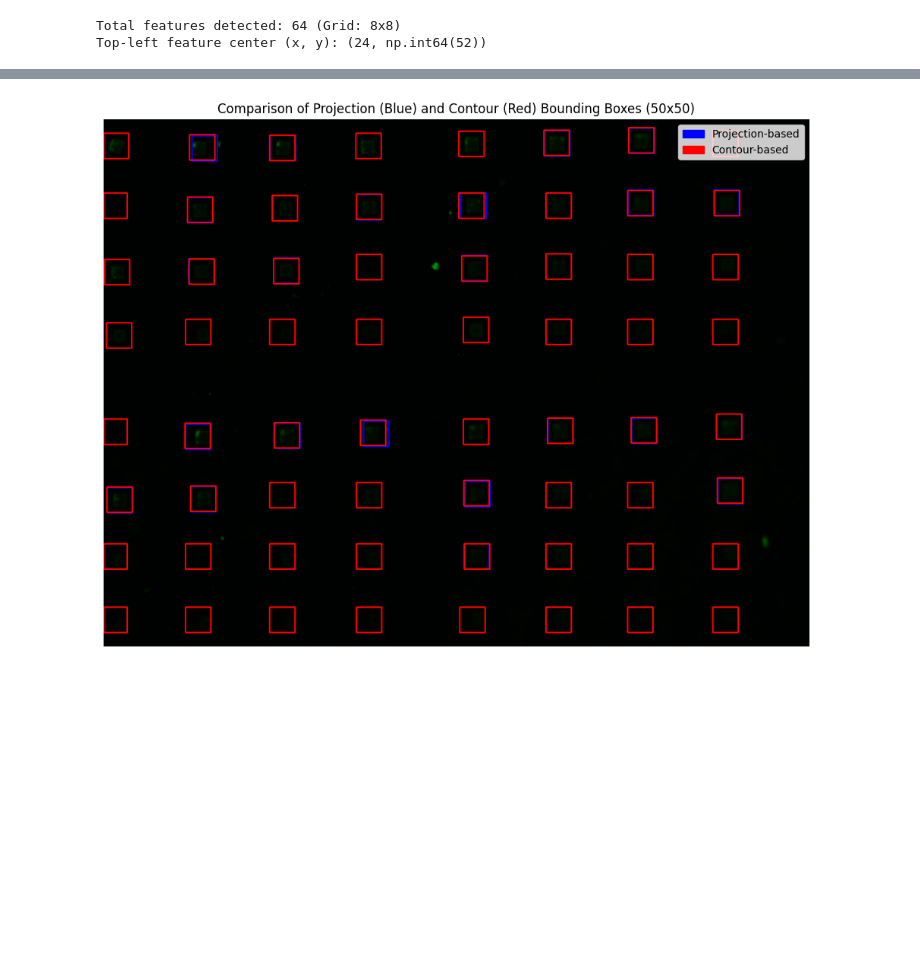
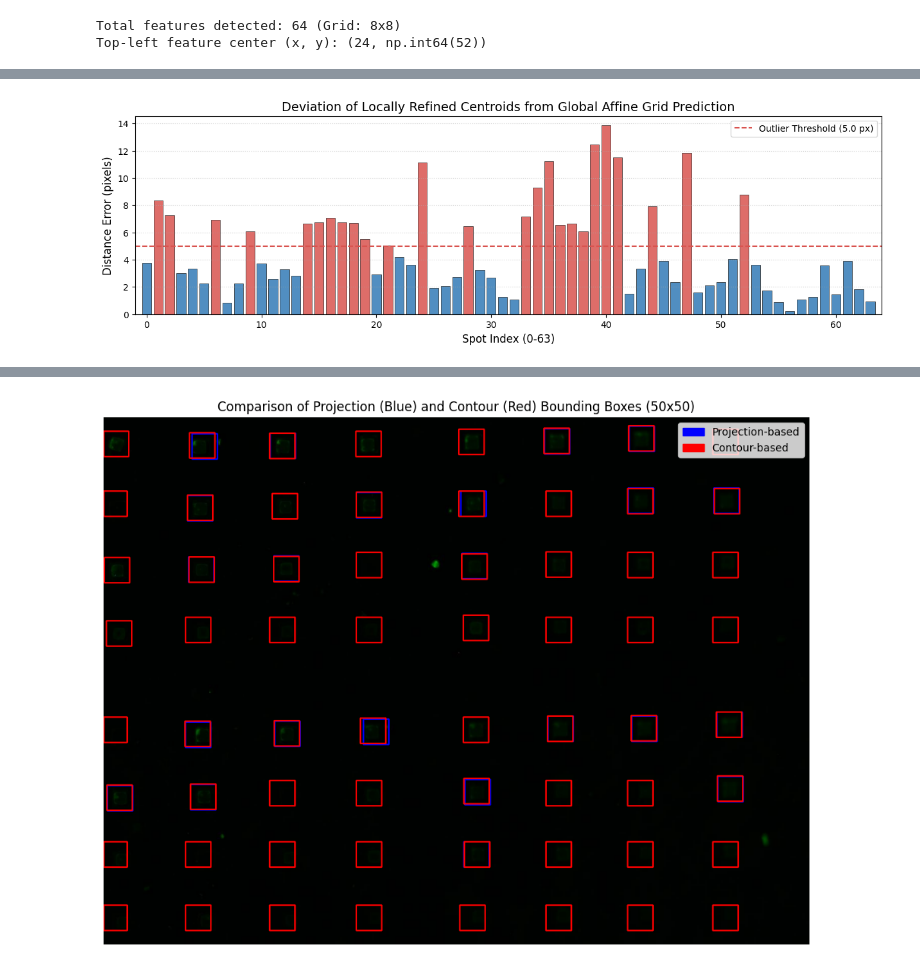
Before and after one commit to XimiPali/Auto_OPDx, a Jupyter notebook: flourescence.ipynb, the cells around one changed output, grey strips where cells are left out. Saved outputs shown, nothing was run; the diff lists cells and outputs as text; code cells hidden in the pictures; blank space fills up the shorter version.

Commit message:
Include RANSAC Affine Correction visualization in Jupyter Notebook

```diff
--- a/flourescence.ipynb
+++ b/flourescence.ipynb
@@ -780,0 +789,97 @@ Top-left feature center (x, y): (24, np.int64(52))
+# %%
+# Visualizing RANSAC affine correction results
+import matplotlib.pyplot as plt
+import numpy as np
+
+# 1. Prepare design matrix and observations from uncorrected centers
+A = []
+bx = []
+by = []
+for r_idx in range(8):
+    for c_idx in range(8):
+        rcx, rcy = raw_feature_centers[r_idx][c_idx]
+        quad_c = 1.0 if c_idx >= 4 else 0.0
+        quad_r = 1.0 if r_idx >= 4 else 0.0
+        A.append([r_idx, c_idx, quad_r, quad_c, 1.0])
+        bx.append(rcx)
+        by.append(rcy)
+A = np.array(A)
+bx = np.array(bx)
+by = np.array(by)
+
+# 2. Solve RANSAC models
+best_inliers_count = -1
+best_model_x = None
+best_model_y = None
+np.random.seed(42)
+for _ in range(200):
+    idx = np.random.choice(64, 5, replace=False)
+    try:
+        mx = np.linalg.lstsq(A[idx], bx[idx], rcond=None)[0]
+        my = np.linalg.lstsq(A[idx], by[idx], rcond=None)[0]
+    except np.linalg.LinAlgError:
+        continue
+    pred_x = A @ mx
+    pred_y = A @ my
+    err = np.sqrt((bx - pred_x)**2 + (by - pred_y)**2)
+    inliers_count = np.sum(err < 5.0)
+    if inliers_count > best_inliers_count:
+        best_inliers_count = inliers_count
+        best_model_x = mx
+        best_model_y = my
+
+if best_model_x is not None and best_model_y is not None:
+    pred_x = A @ best_model_x
+    pred_y = A @ best_model_y
+    err = np.sqrt((bx - pred_x)**2 + (by - pred_y)**2)
+    inliers = err < 5.0
+    if np.sum(inliers) >= 5:
+        mx = np.linalg.lstsq(A[inliers], bx[inliers], rcond=None)[0]
+        my = np.linalg.lstsq(A[inliers], by[inliers], rcond=None)[0]
+        pred_x = A @ mx
+        pred_y = A @ my
+        err = np.sqrt((bx - pred_x)**2 + (by - pred_y)**2)
+
+# 3. Plot deviations bar chart
+plt.figure(figsize=(15, 4))
+colors = ['#d9534f' if e > 5.0 else '#337ab7' for e in err]
+plt.bar(range(64), err, color=colors, alpha=0.85, edgecolor='black', linewidth=0.5)
+plt.axhline(5.0, color='#d9534f', linestyle='--', linewidth=1.5, label='Outlier Threshold (5.0 px)')
+plt.title('Deviation of Locally Refined Centroids from Global Affine Grid Prediction', fontsize=14)
+plt.xlabel('Spot Index (0-63)', fontsize=12)
+plt.ylabel('Distance Error (pixels)', fontsize=12)
+plt.xlim(-1, 64)
+plt.grid(True, axis='y', linestyle=':', alpha=0.6)
+plt.legend(loc='upper right')
+plt.show()
+
+# 4. Plot 2D scatter comparison
+plt.figure(figsize=(8, 8))
+plt.scatter(pred_x, pred_y, color='#5bc0de', s=40, label='Predicted (Affine Model)', alpha=0.5)
+plt.scatter(bx, by, color='#337ab7', marker='x', s=50, label='Locally Refined Centroids')
+outliers = np.where(err > 5.0)[0]
+if len(outliers) > 0:
+    plt.scatter(bx[outliers], by[outliers], facecolors='none', edgecolors='#d9534f', s=120, linewidths=1.5, label='Outliers Detected')
+    plt.scatter(pred_x[outliers], pred_y[outliers], color='#5cb85c', marker='o', s=60, label='Corrected Position')
+    for o in outliers:
+        plt.annotate('', xy=(pred_x[o], pred_y[o]), xytext=(bx[o], by[o]),
+                     arrowprops=dict(arrowstyle="->", color='#5cb85c', lw=1.2))
+plt.title('RANSAC Affine Correction: Outlier Corrective Shift Vectors', fontsize=14)
+plt.xlabel('X (pixels)', fontsize=12)
+plt.ylabel('Y (pixels)', fontsize=12)
+plt.gca().invert_yaxis()
+plt.grid(True, linestyle=':', alpha=0.5)
+plt.legend(loc='upper right')
+plt.show()
+
+# 5. Print log details
+if len(outliers) > 0:
+    print(f"RANSAC Affine Grid Correction detected and shifted {len(outliers)} outlier spot(s):")
+    for o in outliers:
+        r_o = o // 8
+        c_o = o % 8
+        print(f"  * Spot R{r_o}C{c_o}: Raw Refined=({bx[o]:.1f}, {by[o]:.1f}) -> Corrected=({pred_x[o]:.1f}, {pred_y[o]:.1f}) | Shift={err[o]:.2f} px")
+else:
+    print("Consensus status: All spots aligned within 5.0 pixels of the global affine layout. No coordinates corrected.")
+# %% [output]
+[figure, added]
```
Also changed, not shown: parts of 4 cells of this notebook.
